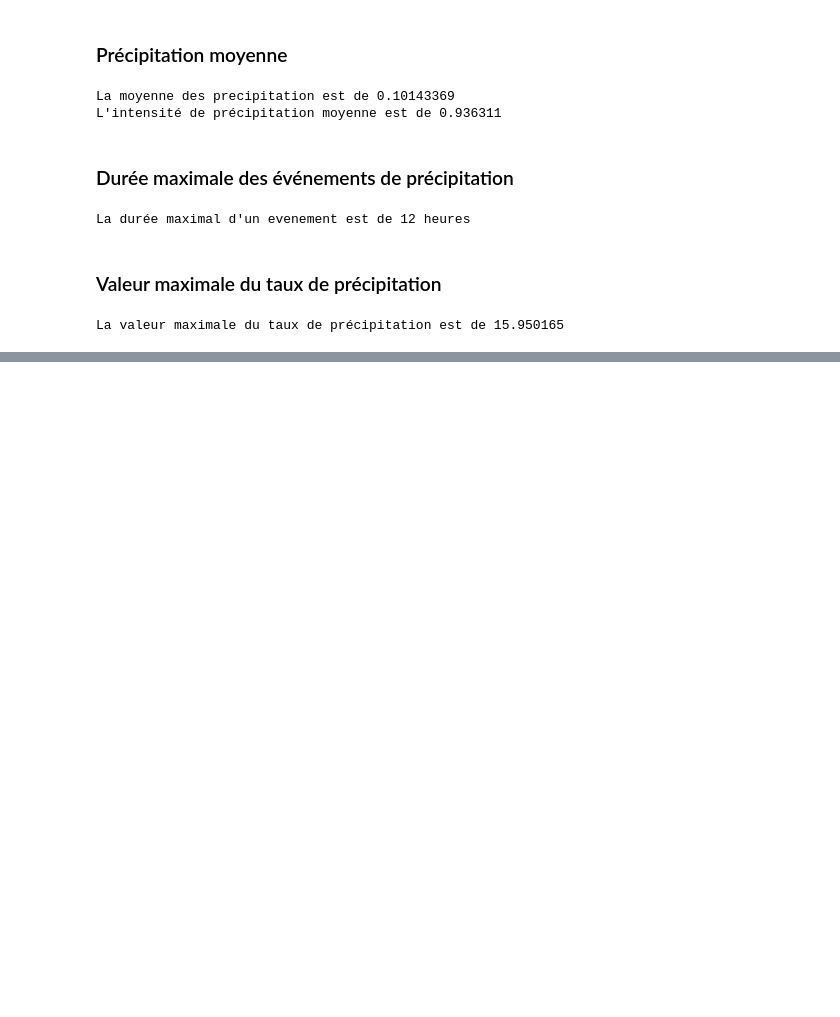
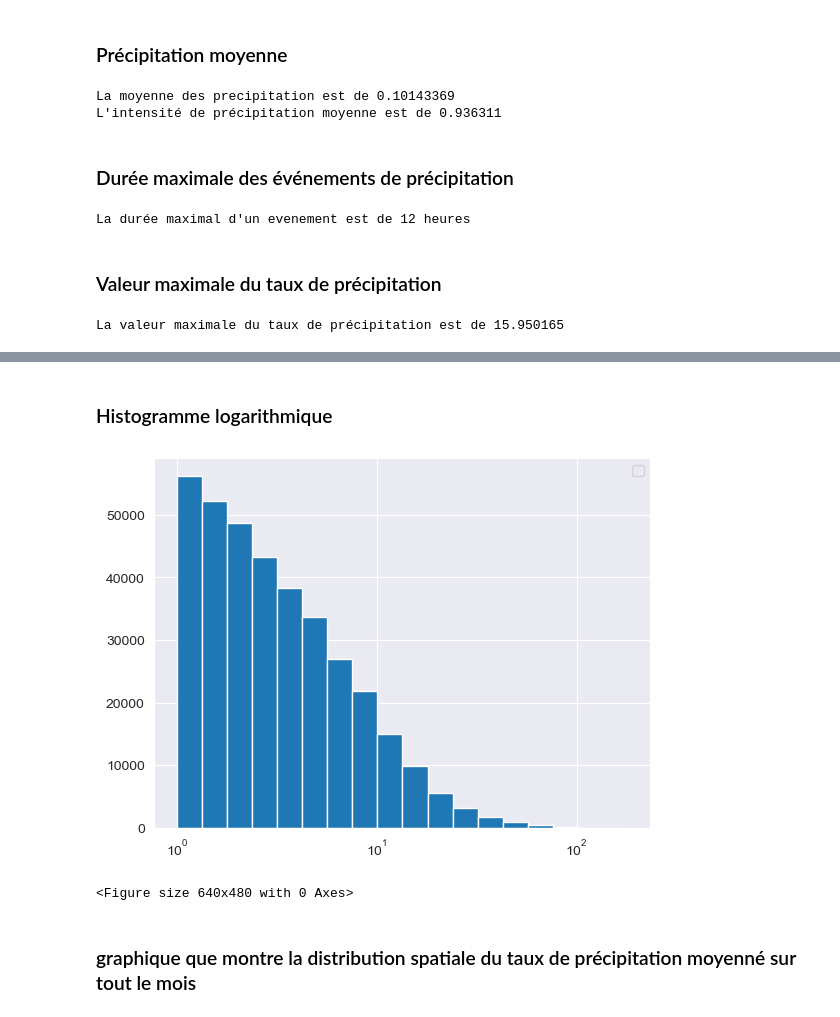
Before and after one commit to Maina-3/laboratoire3, a Jupyter notebook: experience1.ipynb, the cells around one changed output, grey strips where cells are left out. Cells and saved outputs as stored; diff of their text form; code cells hidden in the pictures; blank space fills up the shorter version.

```diff
--- a/experience1.ipynb
+++ b/experience1.ipynb
@@ -341,0 +361,21 @@ La valeur maximale du taux de précipitation est de 15.950165
+# %% [markdown]
+### Histogramme logarithmique
+# %%
+zero=Serie_12novembre[Serie_12novembre==0]
+positives = Serie_12novembre[Serie_12novembre>=0]
+bin = 19
+min_val = np.min(positives)
+max_val = np.max(positives)
+logbins = np.logspace(0, np.log10(max_val), bin)
+
+# Histogramme positif
+plt.hist(positives, bins=logbins)
+plt.xticks(logbins)
+plt.xscale("log")
+plt.show()
+plt.savefig('histopremiernov.png')
+# %% [output]
+[figure, added]
+<Figure size 640x480 with 0 Axes>
+# %% [markdown]
+### graphique que montre la distribution spatiale du taux de précipitation moyenné sur tout le mois
```
Also changed, not shown: parts of 13 cells of this notebook.
